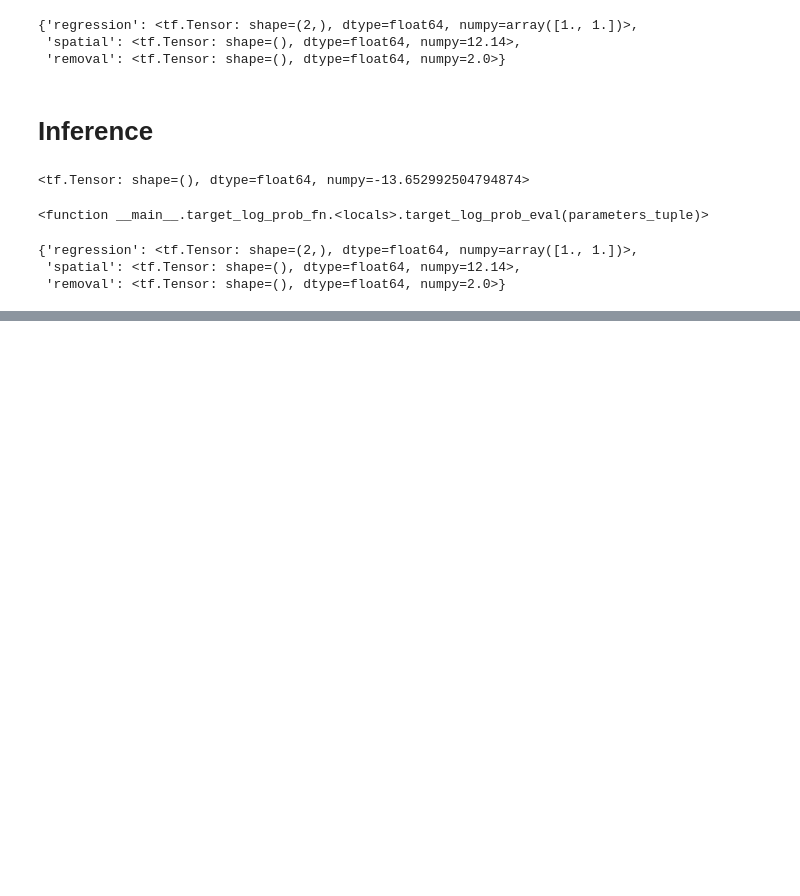
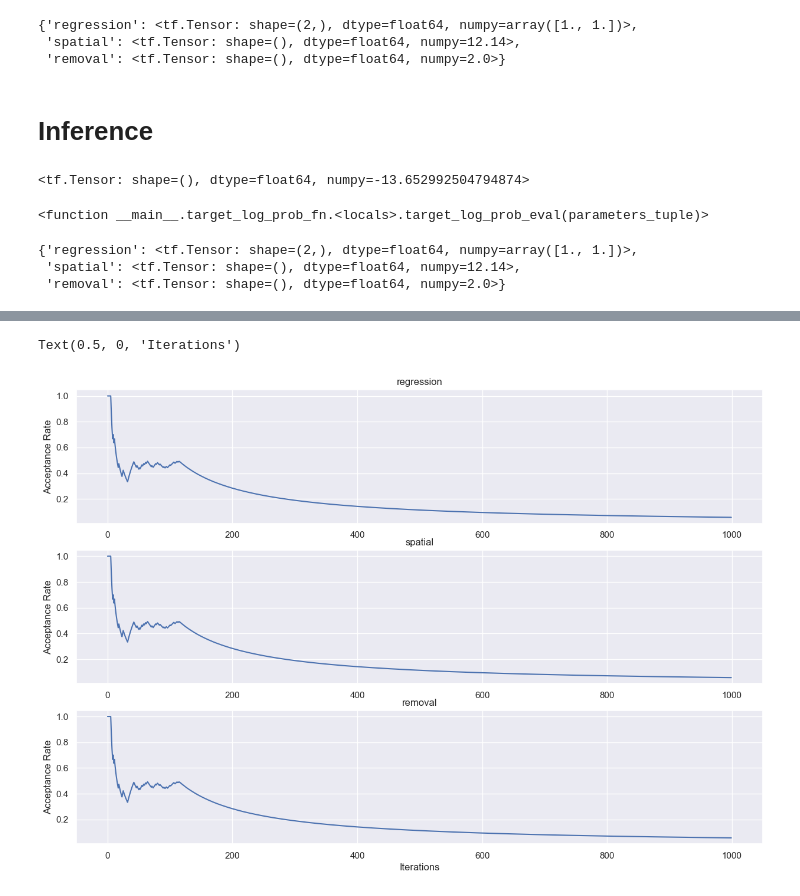
Before and after one commit to A-Morariu/hpai_project, a Jupyter notebook: small_scale_epidemic.ipynb, the cells around one changed output, grey strips where cells are left out. Saved outputs shown, nothing was run; the diff lists cells and outputs as text; code cells hidden in the pictures; blank space fills up the shorter version.

```diff
--- a/small_scale_epidemic.ipynb
+++ b/small_scale_epidemic.ipynb
@@ -757,0 +746,10 @@ np.sum(results.stack())/N
+# %%
+fig, ax = plt.subplots(len( chains._fields), figsize=(15, 10))
+for i, ax in enumerate(ax.flatten()):
+    ax.plot(np.cumsum(results[1].is_accepted)/range(1,N+1), )
+    ax.set_title(param_names[i])
+    ax.set_ylabel('Acceptance Rate')
+plt.xlabel('Iterations')
+# %% [output]
+Text(0.5, 0, 'Iterations')
+[figure, added]
```
Also changed, not shown: parts of 11 cells of this notebook.
